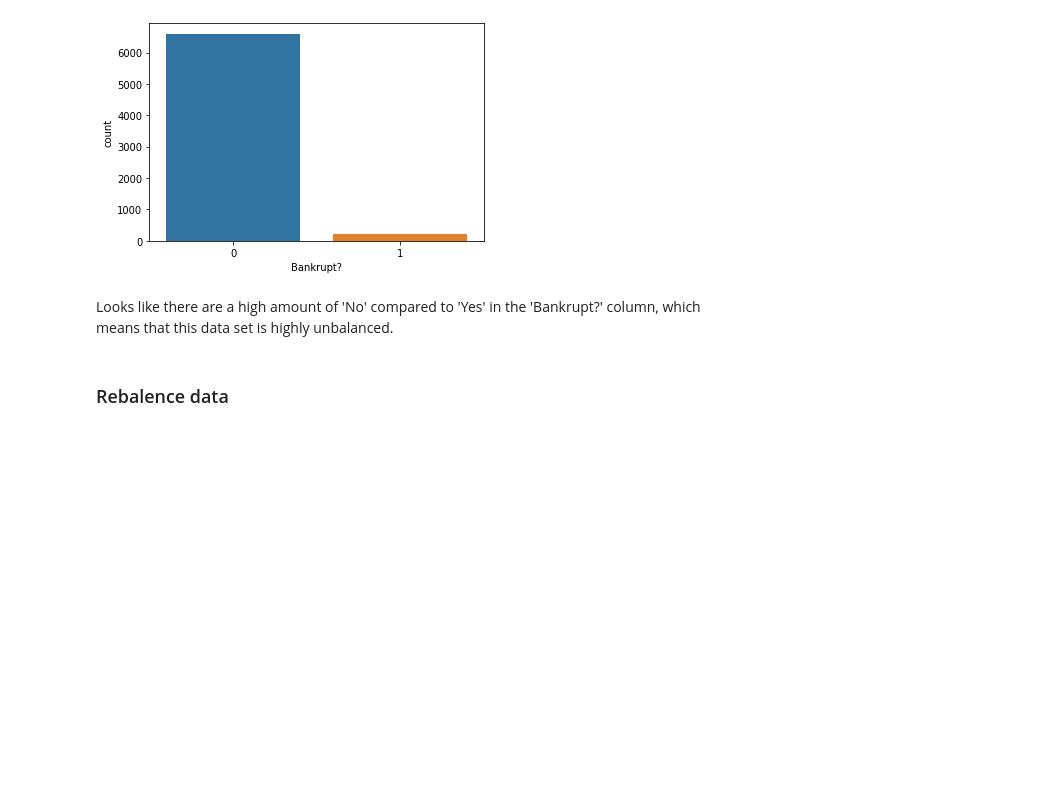
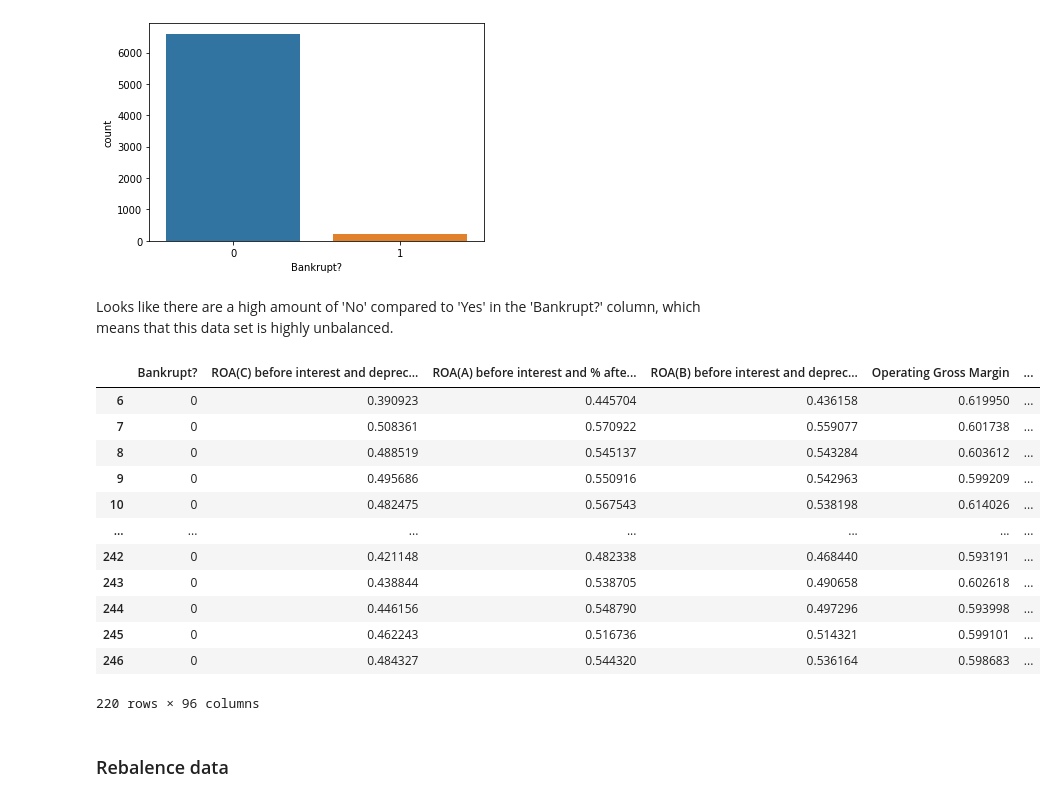
Before and after one commit to DrakeData/Bankruptcy_Prediction, a Jupyter notebook: bankruptcy_pred_main.ipynb, the cells around one changed output. Saved outputs shown, nothing was run; the diff lists cells and outputs as text; code cells hidden in the pictures; blank space fills up the shorter version.

```diff
--- a/bankruptcy_pred_main.ipynb
+++ b/bankruptcy_pred_main.ipynb
@@ -124,6 +126,23 @@ sns.countplot(x='Bankrupt?', data=df);
 [figure]
 # %% [markdown]
 Looks like there are a high amount of 'No' compared to 'Yes' in the 'Bankrupt?' column, which means that this data set is highly unbalanced.
+# %%
+check1 = df[df['Bankrupt?'] == 0][0:220]
+check1
+# %% [output]
+|  | Bankrupt? | ROA(C) before interest and deprec... | ROA(A) before interest and % afte... | ROA(B) before interest and deprec... | Operating Gross Margin | ... |
+| 6 | 0 | 0.390923 | 0.445704 | 0.436158 | 0.619950 | ... |
+| 7 | 0 | 0.508361 | 0.570922 | 0.559077 | 0.601738 | ... |
+| 8 | 0 | 0.488519 | 0.545137 | 0.543284 | 0.603612 | ... |
+| 9 | 0 | 0.495686 | 0.550916 | 0.542963 | 0.599209 | ... |
+| 10 | 0 | 0.482475 | 0.567543 | 0.538198 | 0.614026 | ... |
+| ... | ... | ... | ... | ... | ... | ... |
+| 242 | 0 | 0.421148 | 0.482338 | 0.468440 | 0.593191 | ... |
+| 243 | 0 | 0.438844 | 0.538705 | 0.490658 | 0.602618 | ... |
+| 244 | 0 | 0.446156 | 0.548790 | 0.497296 | 0.593998 | ... |
+| 245 | 0 | 0.462243 | 0.516736 | 0.514321 | 0.599101 | ... |
+| 246 | 0 | 0.484327 | 0.544320 | 0.536164 | 0.598683 | ... |
+220 rows × 96 columns
 # %% [markdown]
 ### Rebalence data
 # %%
```
Also changed, not shown: parts of 17 cells of this notebook.
